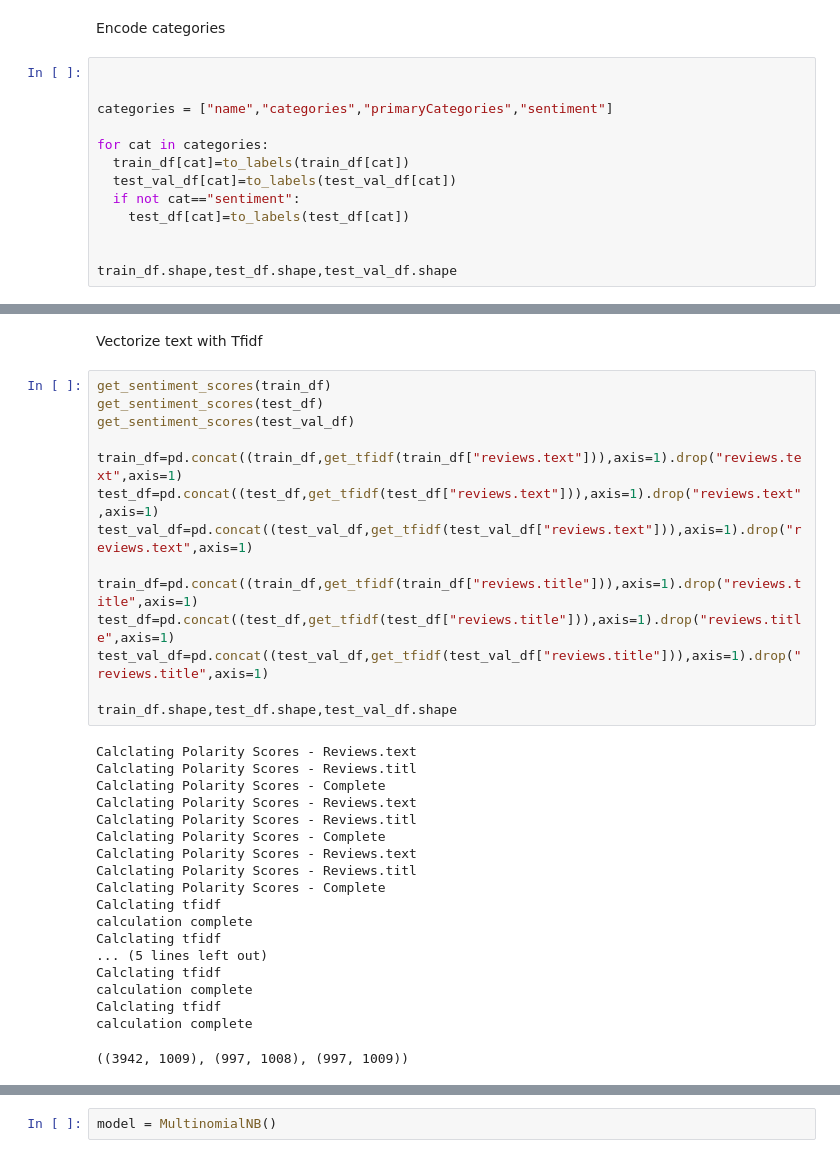
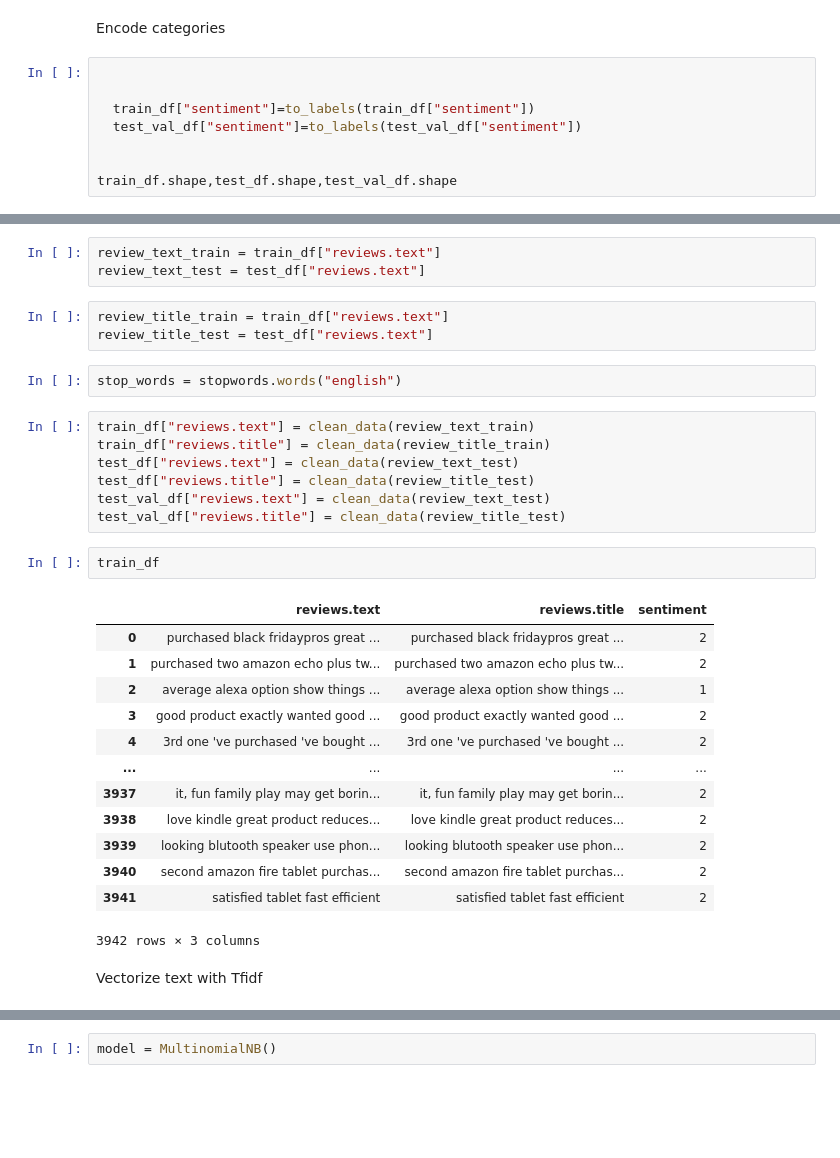
Before and after one commit to gendath/AI-Capstone-Project, a Jupyter notebook: E-Commerce/AI CAPSTONE ECOMMERCE.ipynb, the cells around one changed output, grey strips where cells are left out. Saved outputs shown, nothing was run; the diff lists cells and outputs as text; blank space fills up the shorter version.

Commit message:
dropped extraneous data

```diff
--- a/E-Commerce/AI CAPSTONE ECOMMERCE.ipynb
+++ b/E-Commerce/AI CAPSTONE ECOMMERCE.ipynb
@@ -328,13 +349,8 @@ Encode categories
 # %%
 
 
-categories = ["name","categories","primaryCategories","sentiment"]
-
-for cat in categories:
-  train_df[cat]=to_labels(train_df[cat])
-  test_val_df[cat]=to_labels(test_val_df[cat])
-  if not cat=="sentiment":
-    test_df[cat]=to_labels(test_df[cat])
+  train_df["sentiment"]=to_labels(train_df["sentiment"])
+  test_val_df["sentiment"]=to_labels(test_val_df["sentiment"])
 
 
 train_df.shape,test_df.shape,test_val_df.shape
@@ -343,35 +368,33 @@ train_df.shape,test_df.shape,test_val_df.shape
+# %%
+review_text_train = train_df["reviews.text"]
+review_text_test = test_df["reviews.text"]
+# %%
+review_title_train = train_df["reviews.text"]
+review_title_test = test_df["reviews.text"]
+# %%
+stop_words = stopwords.words("english")
+# %%
+train_df["reviews.text"] = clean_data(review_text_train)
+train_df["reviews.title"] = clean_data(review_title_train)
+test_df["reviews.text"] = clean_data(review_text_test)
+test_df["reviews.title"] = clean_data(review_title_test)
+test_val_df["reviews.text"] = clean_data(review_text_test)
+test_val_df["reviews.title"] = clean_data(review_title_test)
+# %%
+train_df
+# %% [output]
+|  | reviews.text | reviews.title | sentiment |
+| 0 | purchased black fridaypros great ... | purchased black fridaypros great ... | 2 |
+| 1 | purchased two amazon echo plus tw... | purchased two amazon echo plus tw... | 2 |
+| 2 | average alexa option show things ... | average alexa option show things ... | 1 |
+| 3 | good product exactly wanted good ... | good product exactly wanted good ... | 2 |
+| 4 | 3rd one 've purchased 've bought ... | 3rd one 've purchased 've bought ... | 2 |
+| ... | ... | ... | ... |
+| 3937 | it‚ fun family play may get borin... | it‚ fun family play may get borin... | 2 |
+| 3938 | love kindle great product reduces... | love kindle great product reduces... | 2 |
+| 3939 | looking blutooth speaker use phon... | looking blutooth speaker use phon... | 2 |
+| 3940 | second amazon fire tablet purchas... | second amazon fire tablet purchas... | 2 |
+| 3941 | satisfied tablet fast efficient | satisfied tablet fast efficient | 2 |
+3942 rows × 3 columns
 # %% [markdown]
 Vectorize text with Tfidf
-# %%
-get_sentiment_scores(train_df)
-get_sentiment_scores(test_df)
-get_sentiment_scores(test_val_df)
-
-train_df=pd.concat((train_df,get_tfidf(train_df["reviews.text"])),axis=1).drop("reviews.text",axis=1)
-test_df=pd.concat((test_df,get_tfidf(test_df["reviews.text"])),axis=1).drop("reviews.text",axis=1)
-test_val_df=pd.concat((test_val_df,get_tfidf(test_val_df["reviews.text"])),axis=1).drop("reviews.text",axis=1)
-
-train_df=pd.concat((train_df,get_tfidf(train_df["reviews.title"])),axis=1).drop("reviews.title",axis=1)
-test_df=pd.concat((test_df,get_tfidf(test_df["reviews.title"])),axis=1).drop("reviews.title",axis=1)
-test_val_df=pd.concat((test_val_df,get_tfidf(test_val_df["reviews.title"])),axis=1).drop("reviews.title",axis=1)
-
-train_df.shape,test_df.shape,test_val_df.shape
-# %% [output]
-Calclating Polarity Scores - Reviews.text
-Calclating Polarity Scores - Reviews.titl
-Calclating Polarity Scores - Complete
-Calclating Polarity Scores - Reviews.text
-Calclating Polarity Scores - Reviews.titl
-Calclating Polarity Scores - Complete
-Calclating Polarity Scores - Reviews.text
-Calclating Polarity Scores - Reviews.titl
-Calclating Polarity Scores - Complete
-Calclating tfidf
-calculation complete
-Calclating tfidf
-... (5 lines left out)
-Calclating tfidf
-calculation complete
-Calclating tfidf
-calculation complete
-((3942, 1009), (997, 1008), (997, 1009))
```
Also changed, not shown: parts of 72 cells of this notebook.
